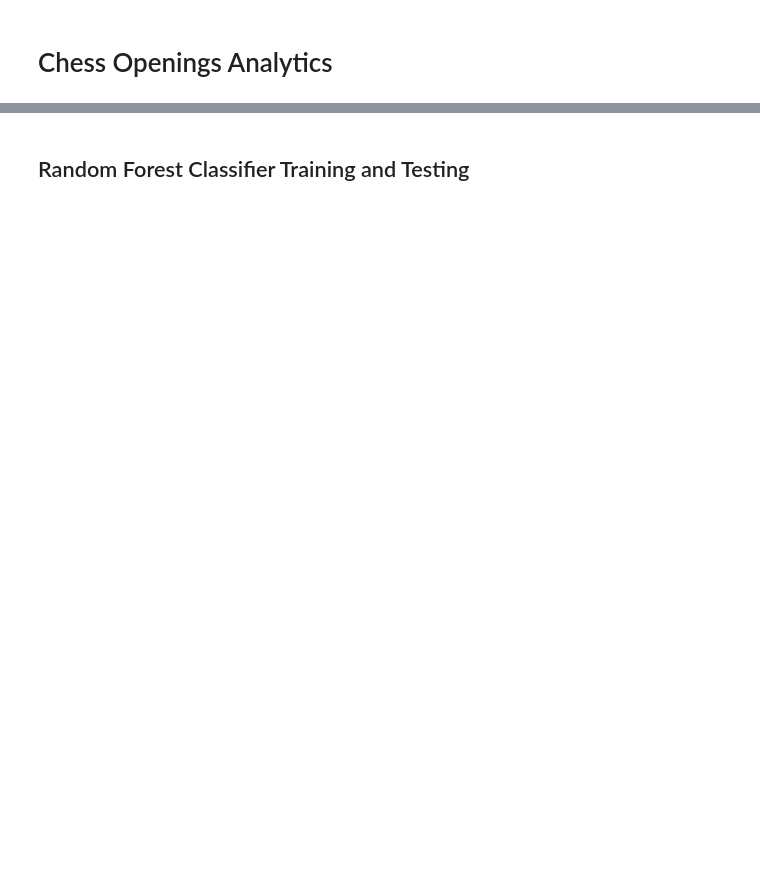
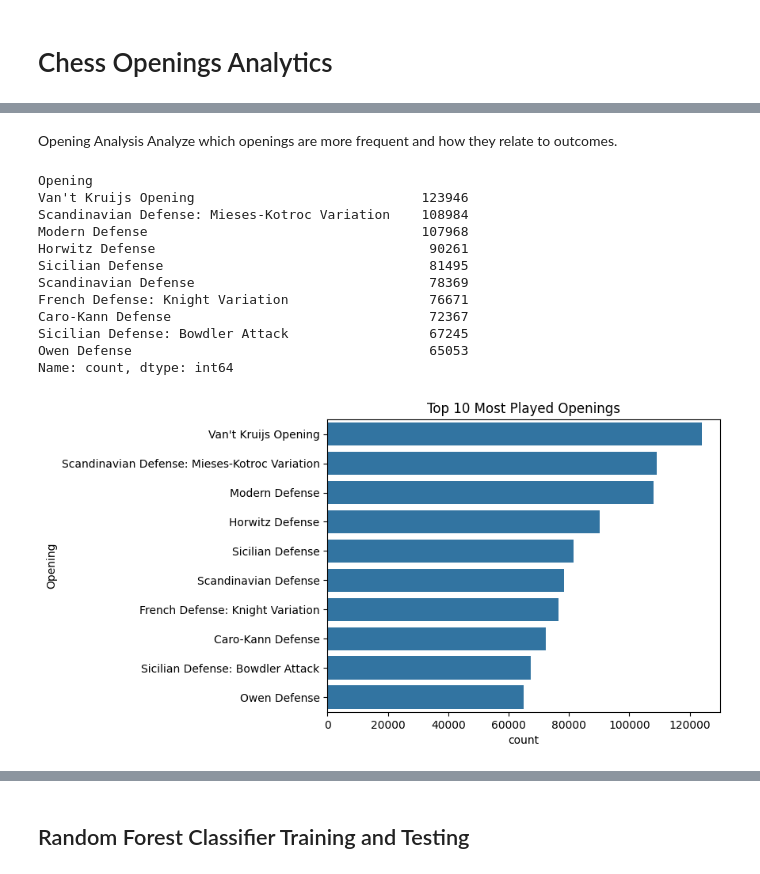
Before and after one commit to joelsebbu/chess_analytics, a Jupyter notebook: chess-data-analysis.ipynb, the cells around one changed output, grey strips where cells are left out. Saved outputs shown, nothing was run; the diff lists cells and outputs as text; code cells hidden in the pictures; blank space fills up the shorter version.

```diff
--- a/chess-data-analysis.ipynb
+++ b/chess-data-analysis.ipynb
@@ -2,0 +96,24 @@
+# %% [markdown]
+Opening Analysis
+Analyze which openings are more frequent and how they relate to outcomes.
+# %%
+opening_counts = all_games['Opening'].value_counts()
+print(opening_counts.head(10))  # Top 10 most frequent openings
+
+sns.countplot(y='Opening', data=all_games, order=opening_counts.index[:10])
+plt.title('Top 10 Most Played Openings')
+plt.show()
+# %% [output]
+Opening
+Van't Kruijs Opening                             123946
+Scandinavian Defense: Mieses-Kotroc Variation    108984
+Modern Defense                                   107968
+Horwitz Defense                                   90261
+Sicilian Defense                                  81495
+Scandinavian Defense                              78369
+French Defense: Knight Variation                  76671
+Caro-Kann Defense                                 72367
+Sicilian Defense: Bowdler Attack                  67245
+Owen Defense                                      65053
+Name: count, dtype: int64
+[figure, added]
```
Also changed, not shown: parts of 28 cells of this notebook, 1 other file.
